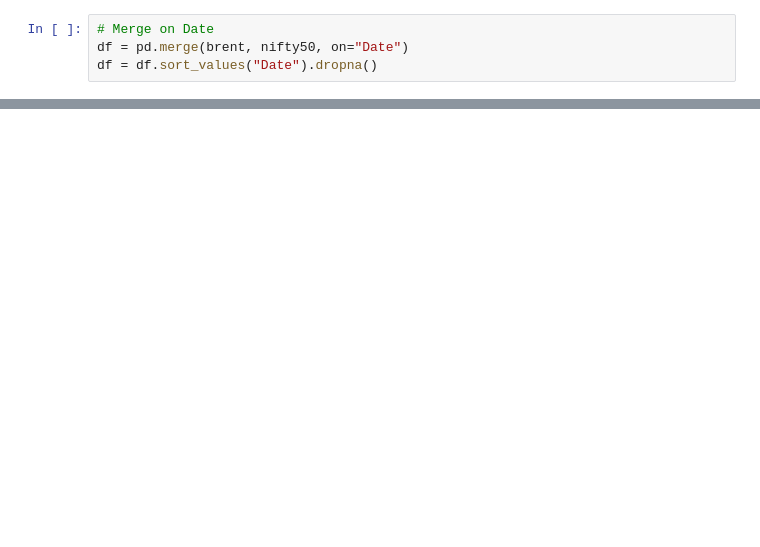
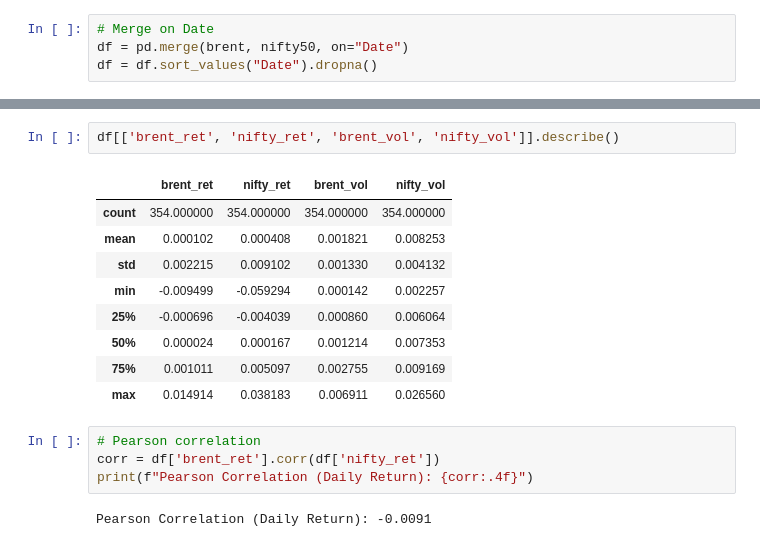
Before and after one commit to stephenbaraik/Projects, a Jupyter notebook: Crude-Oil/notebooks/EDA.ipynb, the cells around one changed output, grey strips where cells are left out. Drawn from its saved outputs; the diff is of its cells as text; blank space fills up the shorter version.

```diff
--- a/Crude-Oil/notebooks/EDA.ipynb
+++ b/Crude-Oil/notebooks/EDA.ipynb
@@ -81,0 +122,18 @@ KeyError: 'brent_price'
+# %%
+df[['brent_ret', 'nifty_ret', 'brent_vol', 'nifty_vol']].describe()
+# %% [output]
+|  | brent_ret | nifty_ret | brent_vol | nifty_vol |
+| count | 354.000000 | 354.000000 | 354.000000 | 354.000000 |
+| mean | 0.000102 | 0.000408 | 0.001821 | 0.008253 |
+| std | 0.002215 | 0.009102 | 0.001330 | 0.004132 |
+| min | -0.009499 | -0.059294 | 0.000142 | 0.002257 |
+| 25% | -0.000696 | -0.004039 | 0.000860 | 0.006064 |
+| 50% | 0.000024 | 0.000167 | 0.001214 | 0.007353 |
+| 75% | 0.001011 | 0.005097 | 0.002755 | 0.009169 |
+| max | 0.014914 | 0.038183 | 0.006911 | 0.026560 |
+# %%
+# Pearson correlation
+corr = df['brent_ret'].corr(df['nifty_ret'])
+print(f"Pearson Correlation (Daily Return): {corr:.4f}")
+# %% [output]
+Pearson Correlation (Daily Return): -0.0091
```
Also changed, not shown: parts of 8 cells of this notebook.
